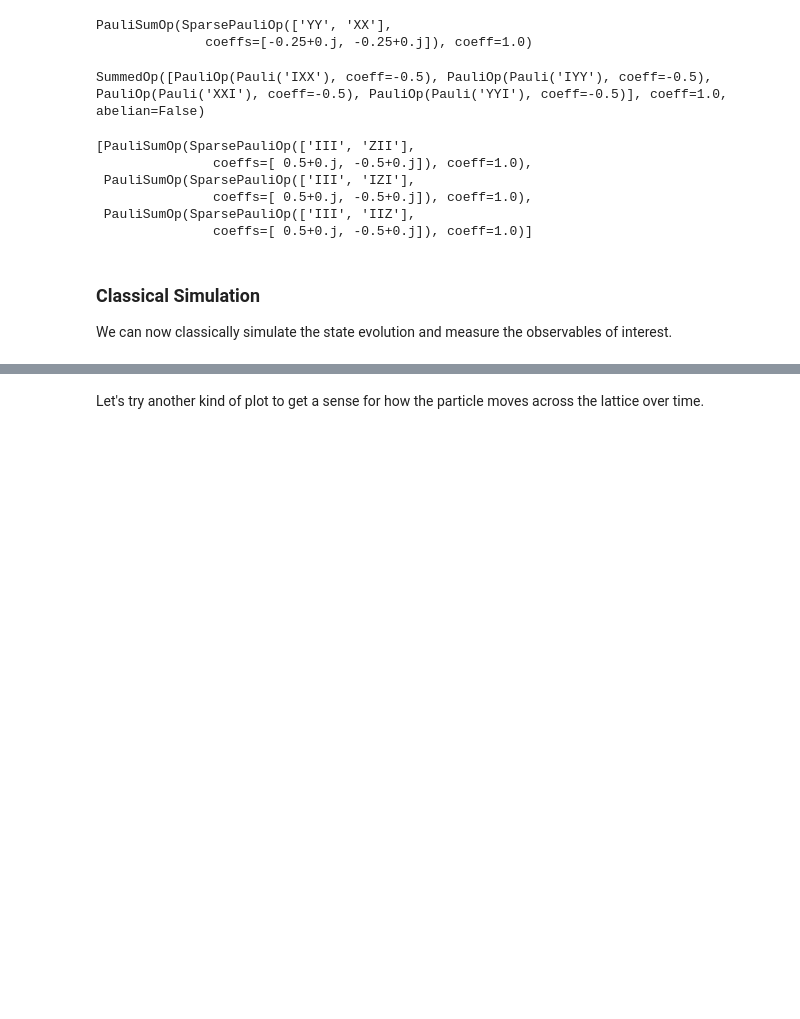
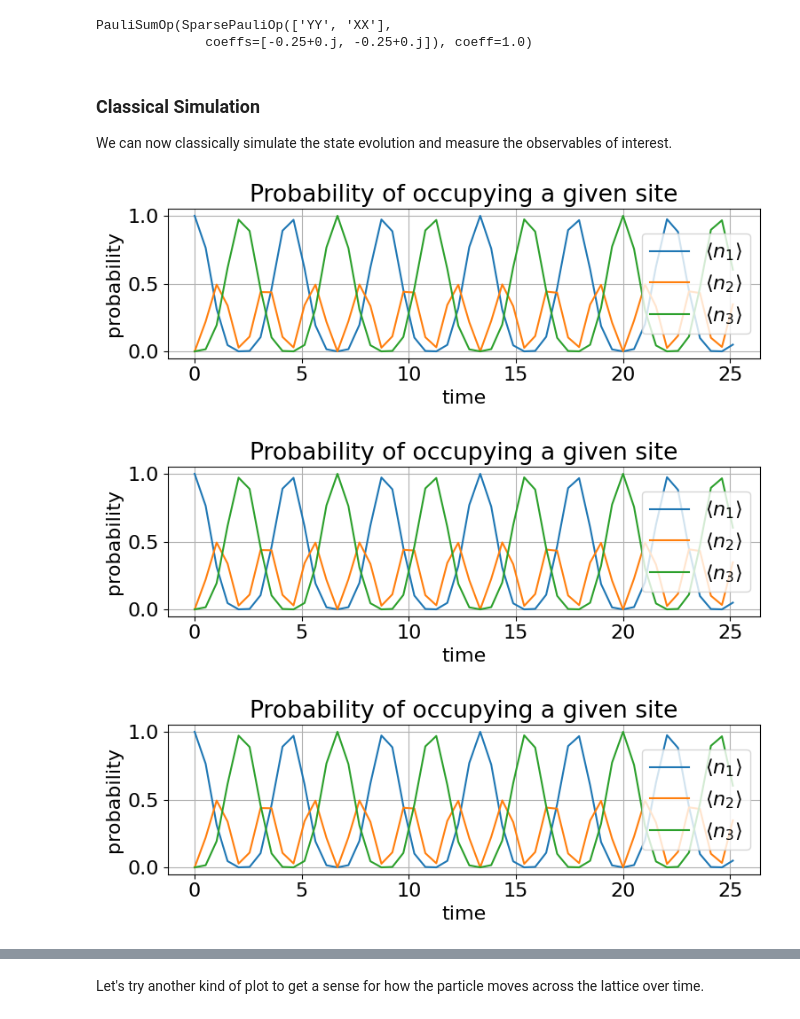
Before and after one commit to oscartq/qsim_mzm, a Jupyter notebook: tight-binding-chain/qsim-3-site-tight-binding.ipynb, the cells around one changed output, grey strips where cells are left out. Cells and saved outputs as stored; diff of their text form; code cells hidden in the pictures; blank space fills up the shorter version.

```diff
--- a/tight-binding-chain/qsim-3-site-tight-binding.ipynb
+++ b/tight-binding-chain/qsim-3-site-tight-binding.ipynb
@@ -60,7 +60,7 @@ compute_H_secondquant(-1, -0.5, 2, [0])
 PauliSumOp(SparsePauliOp(['YY', 'XX'],
               coeffs=[-0.25+0.j, -0.25+0.j]), coeff=1.0)
 # %%
-def compute_H(tau, num_sites):
+def compute_H(eps, tau, num_sites):
     """
     Compute 1D spinless tight-binding Hamiltonian with "defective" interactions on specificed edges
 
@@ -75,11 +75,10 @@ def compute_H(tau, num_sites):
     """
 
     H = 0
+    for i in range(num_sites):
+        H += eps / 2 * ((I ^ num_sites) - ((I ^ (num_sites - i - 1)) ^ Z ^ (I ^ i))) # Note: Not in the paper
+
     for i in range(num_sites - 1):
-        # if i in defect_locs:
-        #     H += -tau_d / 2 * ((I ^ (num_sites - i - 2)) ^ (X ^ X) ^ (I ^ i))
-        #     H += -tau_d / 2 * ((I ^ (num_sites - i - 2)) ^ (Y ^ Y) ^ (I ^ i))
-        # else:
         H += -tau / 2 * ((I ^ (num_sites - i - 2)) ^ (X ^ X) ^ (I ^ i))
         H += -tau / 2 * ((I ^ (num_sites - i - 2)) ^ (Y ^ Y) ^ (I ^ i))
     return H
@@ -90,30 +89,9 @@ num_sites = 3
 defect_location = [0]
 
 # Parameterized hopping strengths
+eps = Parameter("eps")
 tau = Parameter("τ")
-H_param = compute_H(tau, num_sites)
-
-# Select specific tau and tau_d values
-H = H_param.bind_parameters({tau: 1})
-
-# Print Hamiltonian operators to confirm it's what we expect
-H
+H_param = compute_H(eps,tau, num_sites)
-# %% [output]
-SummedOp([PauliOp(Pauli('IXX'), coeff=-0.5), PauliOp(Pauli('IYY'), coeff=-0.5), PauliOp(Pauli('XXI'), coeff=-0.5), PauliOp(Pauli('YYI'), coeff=-0.5)], coeff=1.0, abelian=False)
-# %%
-# Define a list of number operators in terms of Pauli operators
-n_is = [
-    1 / 2 * ((I ^ num_sites) - ((I ^ i) ^ Z ^ (I ^ (num_sites - i - 1))))
-    for i in range(num_sites)
-]
-n_is
-# %% [output]
-[PauliSumOp(SparsePauliOp(['III', 'ZII'],
-               coeffs=[ 0.5+0.j, -0.5+0.j]), coeff=1.0),
- PauliSumOp(SparsePauliOp(['III', 'IZI'],
-               coeffs=[ 0.5+0.j, -0.5+0.j]), coeff=1.0),
- PauliSumOp(SparsePauliOp(['III', 'IIZ'],
-               coeffs=[ 0.5+0.j, -0.5+0.j]), coeff=1.0)]
 # %% [markdown]
 ### Classical Simulation
 We can now classically simulate the state evolution and measure the observables of interest.
@@ -120,3 +136,37 @@ We can now classically simulate the state evolution and measure the observables
+# %%
+num_op_labels = [r"$\langle n_" + str(i+1) + "\\rangle$" for i in range(num_sites)]
+
+plt.figure(figsize=(8, 3))
+plt.plot(times, n_eps1_tau1_evo_matrix)
+plt.xlabel("time")
+plt.ylabel("probability")
+plt.title("Probability of occupying a given site")
+plt.grid()
+plt.legend(num_op_labels)
+plt.tight_layout()
+
+plt.figure(figsize=(8, 3))
+plt.plot(times, n_eps2_tau2_evo_matrix)
+plt.xlabel("time")
+plt.ylabel("probability")
+plt.title("Probability of occupying a given site")
+plt.grid()
+plt.legend(num_op_labels)
+plt.tight_layout()
+
+plt.figure(figsize=(8, 3))
+plt.plot(times, n_eps3_tau3_evo_matrix)
+plt.xlabel("time")
+plt.ylabel("probability")
+plt.title("Probability of occupying a given site")
+plt.grid()
+plt.legend(num_op_labels)
+plt.tight_layout()
+plt.show()
+# %% [output]
+[figure, added]
+[figure, added]
+[figure, added]
 # %%
 from qiskit.opflow import Suzuki
 
```
Also changed, not shown: parts of 6 cells of this notebook, 13 other files.
